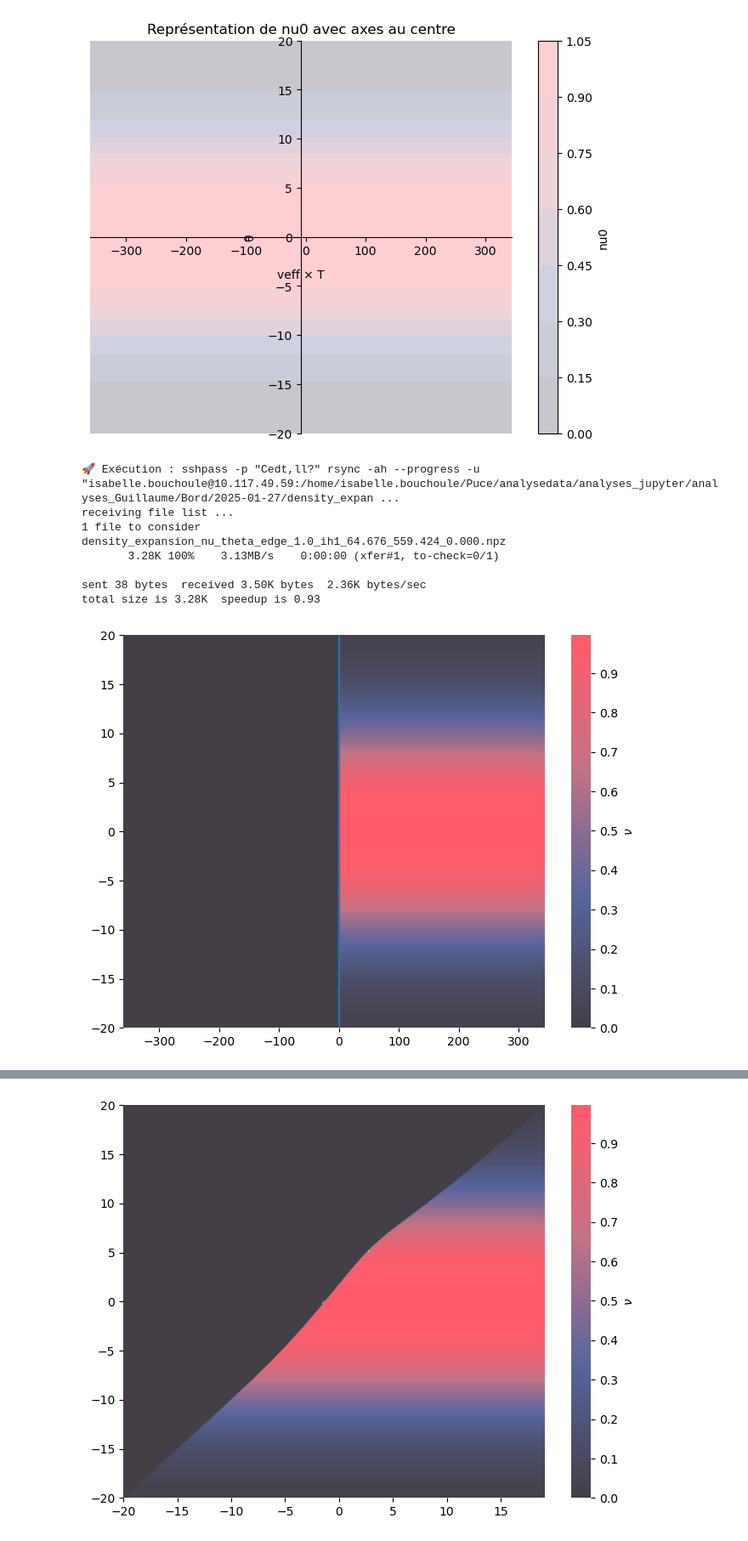
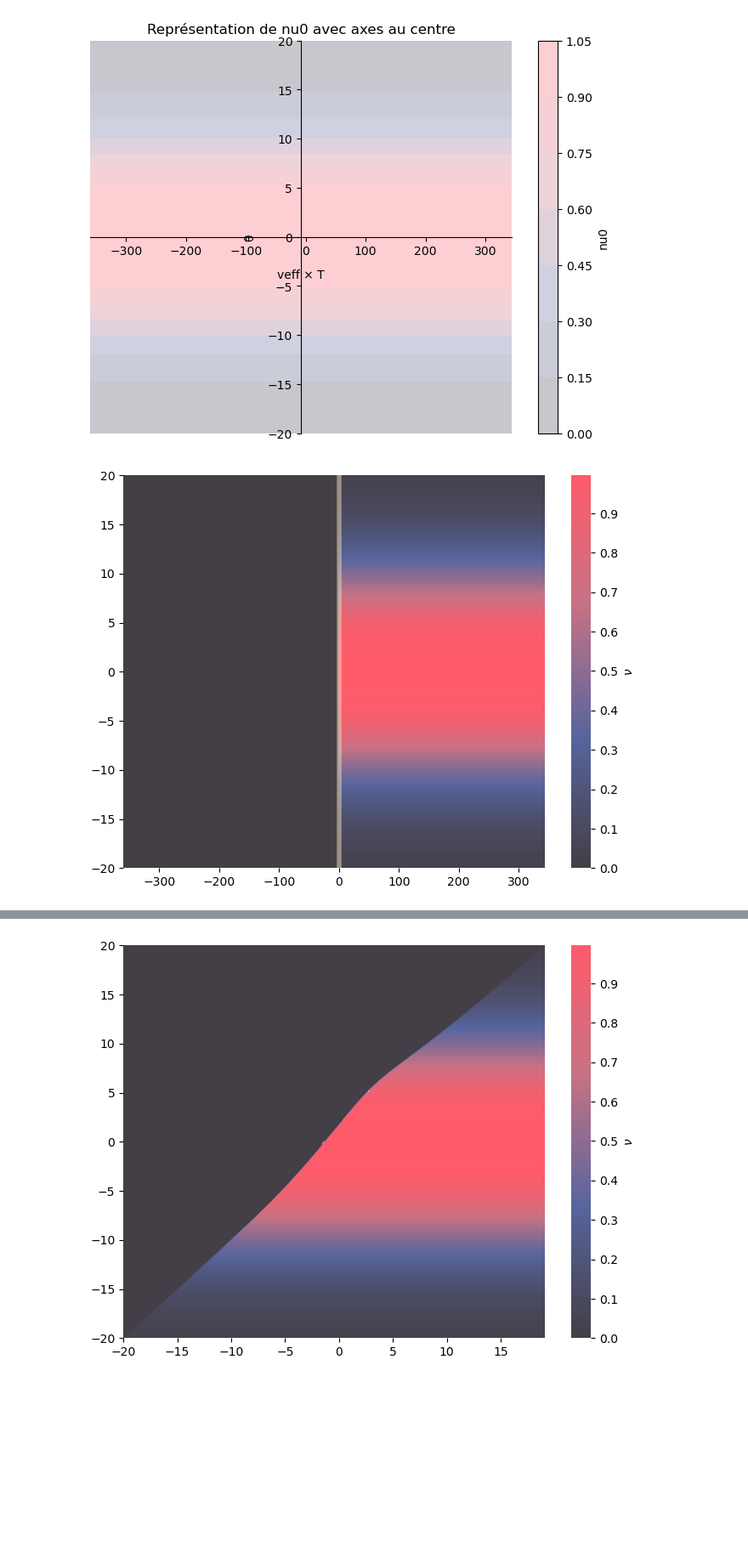
Before and after one commit to THEMEZE/quantum-mechanics-thesis, a Jupyter notebook: Domain_Wall_Dynamics_for_a_1D_Bose_ga/Figures/data/Untitled.ipynb, the cells around one changed output, grey strips where cells are left out. Shown at 85% size. Saved outputs shown, nothing was run; the diff lists cells and outputs as text; code cells hidden in the pictures; blank space fills up the shorter version.

Commit message:
Auto-sync: 2025-04-19 17:48:01

```diff
--- a/Domain_Wall_Dynamics_for_a_1D_Bose_ga/Figures/data/Untitled.ipynb
+++ b/Domain_Wall_Dynamics_for_a_1D_Bose_ga/Figures/data/Untitled.ipynb
@@ -326,7 +326,7 @@ plt.show()
 [figure]
 # %%
 filename = f"{date}/density_expansion_nu_{nom1}_{mu:.3f}_{T:.3f}_{0:.3f}.npz"
-sync_files(USER, HOST, PASSWORD, remote_path0 + filename, local_path + "/"+ filename )
+#sync_files(USER, HOST, PASSWORD, remote_path0 + filename, local_path + "/"+ filename )
 mydensity = np.load(filename)
 
 # Définir vmin et vmax pour la colorbar
@@ -344,46 +344,39 @@ fig, ax = plt.subplots(figsize=(8, 6))
 
 # Créer un graphique de contours
 cf = ax.contourf(X, Y, np.array([nu0 if v > 0 else np.zeros(len(nu0)) for v in veff_bord_discr]).T, levels=nb_levels, cmap=custom_cmap, vmin=vmin, vmax=vmax, alpha=1)
-ax.plot(mydensity[0,:] ,theta_discr)
+ax.plot(mydensity[0,:] ,theta_discr , color="#F6DEB8", linewidth=4 , alpha = 0.5 )
 
 
 
 # Supprimer les traits noirs autour de la figure
 for spine in ax.spines.values():
     spine.set_visible(False)
 
 # Ajouter la barre de couleur avec 1 décimale
 cbar = plt.colorbar(cf, ax=ax, label=r'$\nu$')
 cbar.outline.set_visible(False)
 cbar.formatter = FormatStrFormatter('%.1f')
 cbar.update_ticks()
 
 # Sauvegarder le graphique complet avec les axes et la colorbar
 fig.savefig("complete_graph_coupure_1_0.pdf", dpi=300, bbox_inches='tight', transparent=True)
 
 # Sauvegarder les axes sans le graphique ni la colorbar
 fig_axes, ax_axes = plt.subplots(figsize=(6, 6))
 ax_axes.contourf(X, Y, np.array([nu0 if v > 0 else np.zeros(len(nu0)) for v in veff_bord_discr]).T, levels=nb_levels, cmap=custom_cmap, vmin=vmin, vmax=vmax, alpha=1)
 #ax_axes.set_axis_off()  # Masquer les axes
+ax_axes.plot(mydensity[0,:] ,theta_discr , color="#F6DEB8", linewidth=4 , linestyle='-.',  alpha = 0.4 )
 # Supprimer les traits noirs autour de la figure
 for spine in ax_axes.spines.values():
     spine.set_visible(False)
 fig_axes.savefig("graph_coupure_1_0_only.pdf", dpi=300, bbox_inches='tight', transparent=True)
 
 # Sauvegarder la colorbar seule
 fig_cbar, ax_cbar = plt.subplots(figsize=(8, 6))
 cbar = plt.colorbar(cf, ax=ax_cbar)
 fig_cbar.savefig("colorbar_coupure_1_0_only.pdf", dpi=300, bbox_inches='tight', transparent=True)
 
 # Afficher la figure
 plt.show()
 # %% [output]
-🚀 Exécution : sshpass -p "Cedt,ll?" rsync -ah --progress -u "isabelle.bouchoule@10.117.49.59:/home/isabelle.bouchoule/Puce/analysedata/analyses_jupyter/analyses_Guillaume/Bord/2025-01-27/density_expan ...
-receiving file list ...
-1 file to consider
-density_expansion_nu_theta_edge_1.0_ih1_64.676_559.424_0.000.npz
-       3.28K 100%    3.13MB/s    0:00:00 (xfer#1, to-check=0/1)
-
-sent 38 bytes  received 3.50K bytes  2.36K bytes/sec
-total size is 3.28K  speedup is 0.93
-[figure, old version]
+[figure, new version]
```
Also changed, not shown: parts of 1 cell of this notebook, 3 other files.
